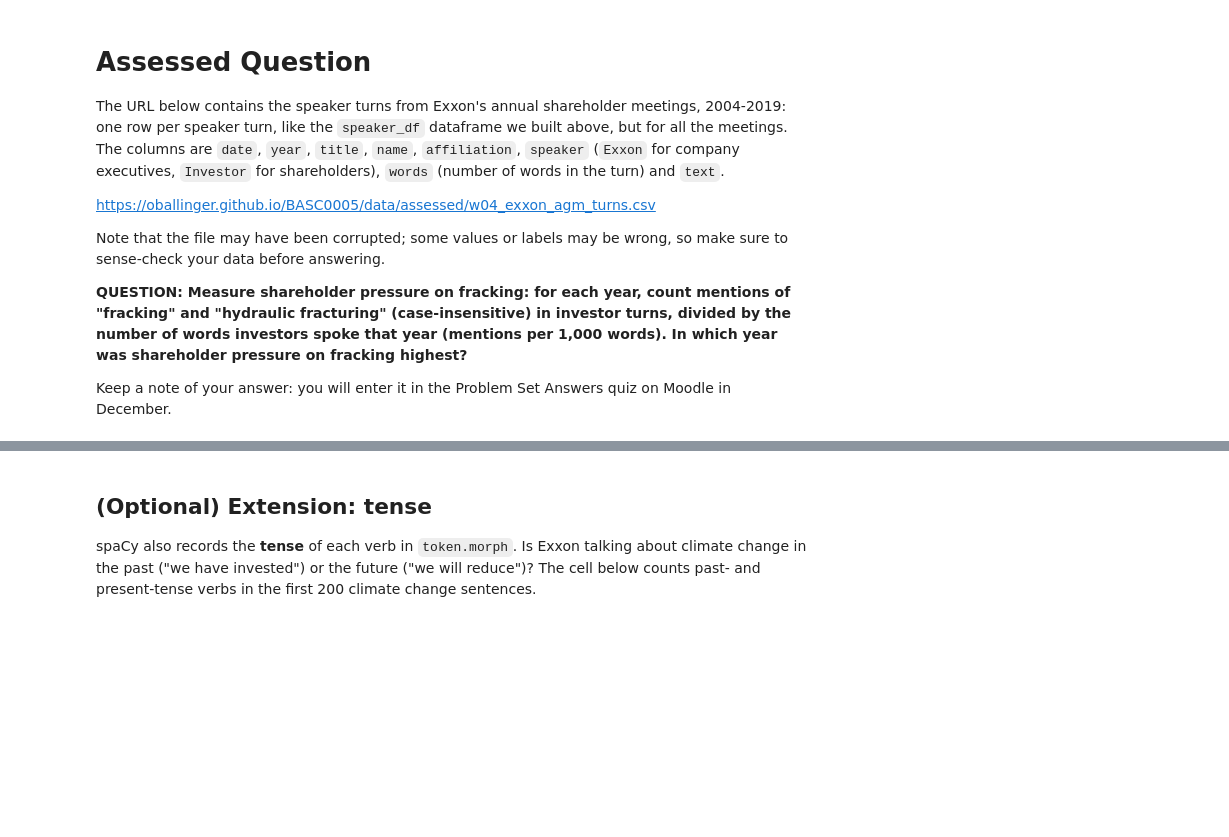
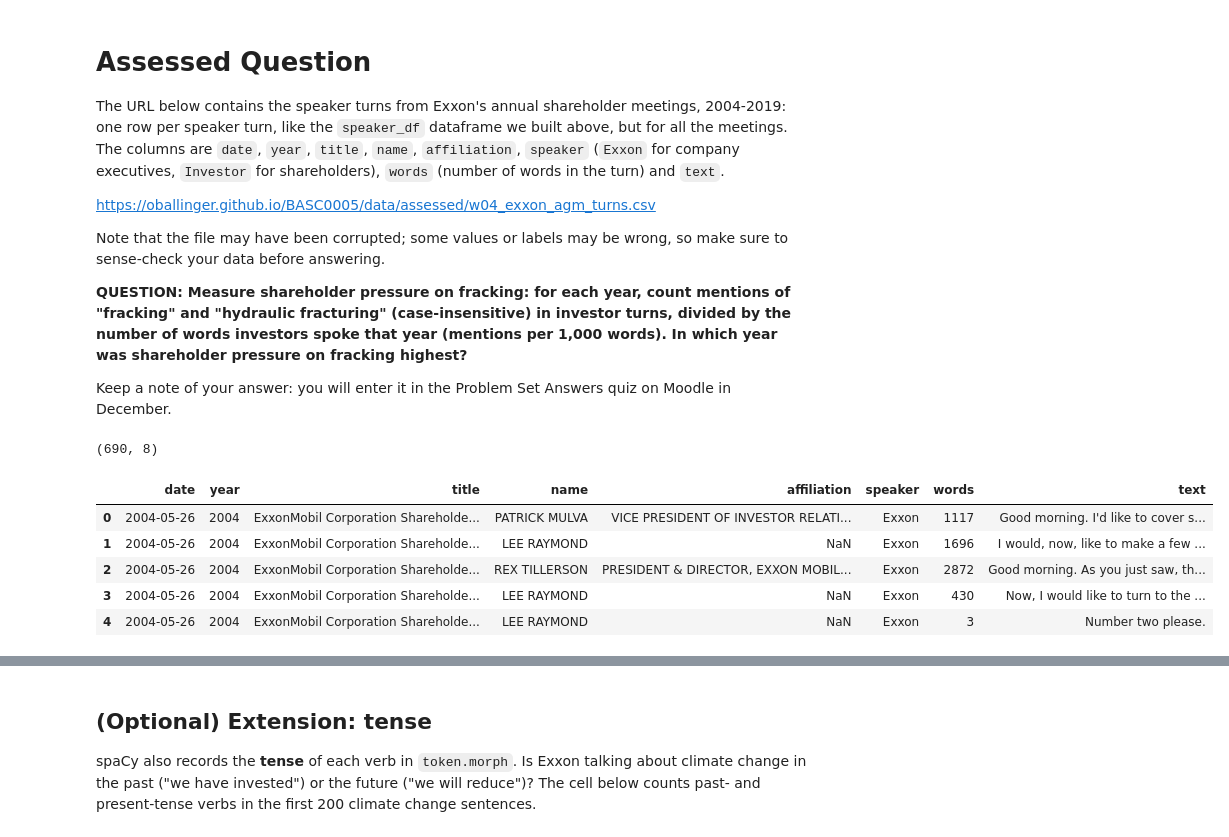
Before and after one commit to aydaugurel-web/QM2, a Jupyter notebook: notebooks/W04. Natural Language Processing.ipynb, the cells around one changed output, grey strips where cells are left out. Cells and saved outputs as stored; diff of their text form; code cells hidden in the pictures; blank space fills up the shorter version.

```diff
--- a/notebooks/W04. Natural Language Processing.ipynb
+++ b/notebooks/W04. Natural Language Processing.ipynb
@@ -522,0 +665,16 @@ Keep a note of your answer: you will enter it in the Problem Set Answers quiz on
+# %%
+import pandas as pd
+
+#i'll make it read the CSV into a table called agm
+
+agm = pd.read_csv("/content/w04_exxon_agm_turns.csv")
+print(agm.shape)
+agm.head()
+# %% [output]
+(690, 8)
+|  | date | year | title | name | affiliation | speaker | words | text |
+| 0 | 2004-05-26 | 2004 | ExxonMobil Corporation Shareholde... | PATRICK MULVA | VICE PRESIDENT OF INVESTOR RELATI... | Exxon | 1117 | Good morning. I'd like to cover s... |
+| 1 | 2004-05-26 | 2004 | ExxonMobil Corporation Shareholde... | LEE RAYMOND | NaN | Exxon | 1696 | I would, now, like to make a few ... |
+| 2 | 2004-05-26 | 2004 | ExxonMobil Corporation Shareholde... | REX TILLERSON | PRESIDENT & DIRECTOR, EXXON MOBIL... | Exxon | 2872 | Good morning. As you just saw, th... |
+| 3 | 2004-05-26 | 2004 | ExxonMobil Corporation Shareholde... | LEE RAYMOND | NaN | Exxon | 430 | Now, I would like to turn to the ... |
+| 4 | 2004-05-26 | 2004 | ExxonMobil Corporation Shareholde... | LEE RAYMOND | NaN | Exxon | 3 | Number two please. |
```
Also changed, not shown: parts of 26 cells of this notebook.
